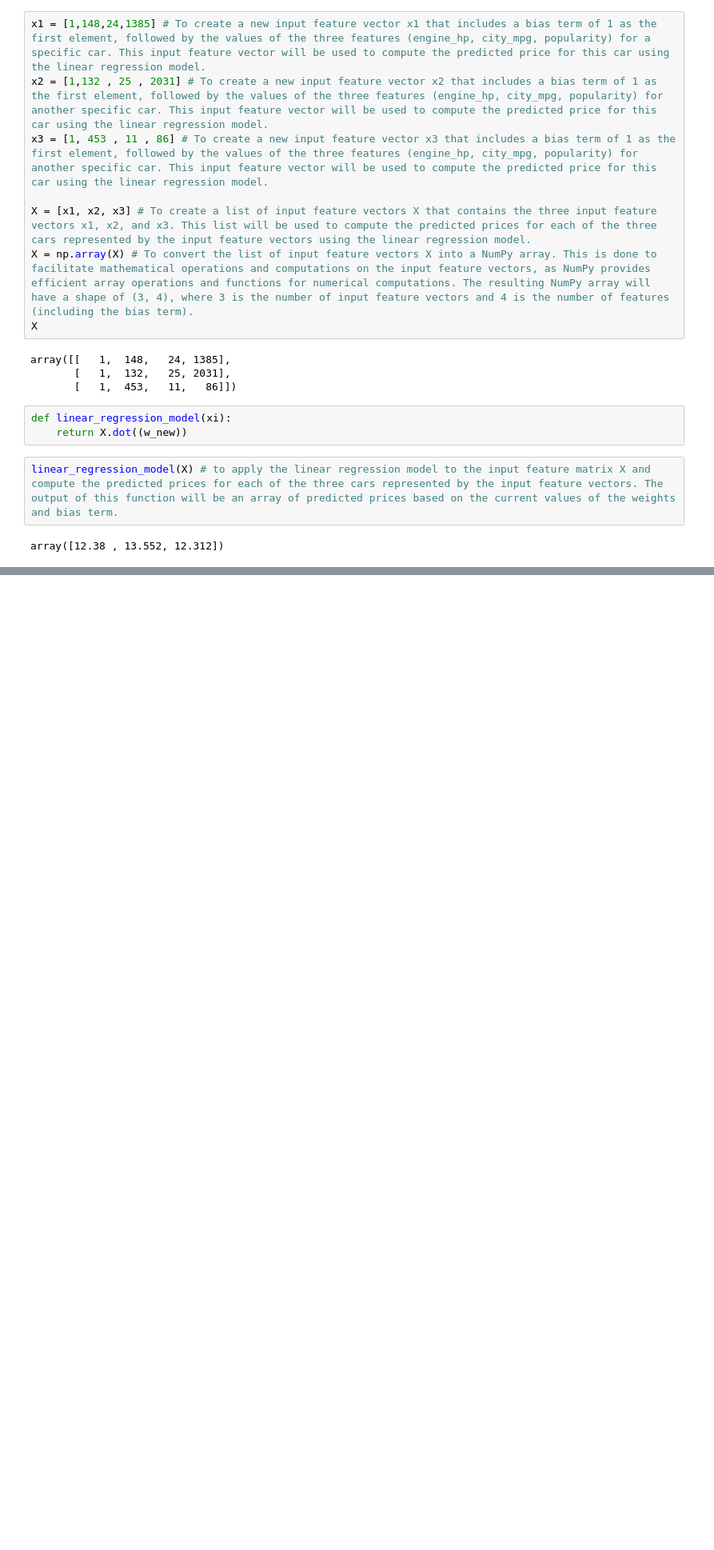
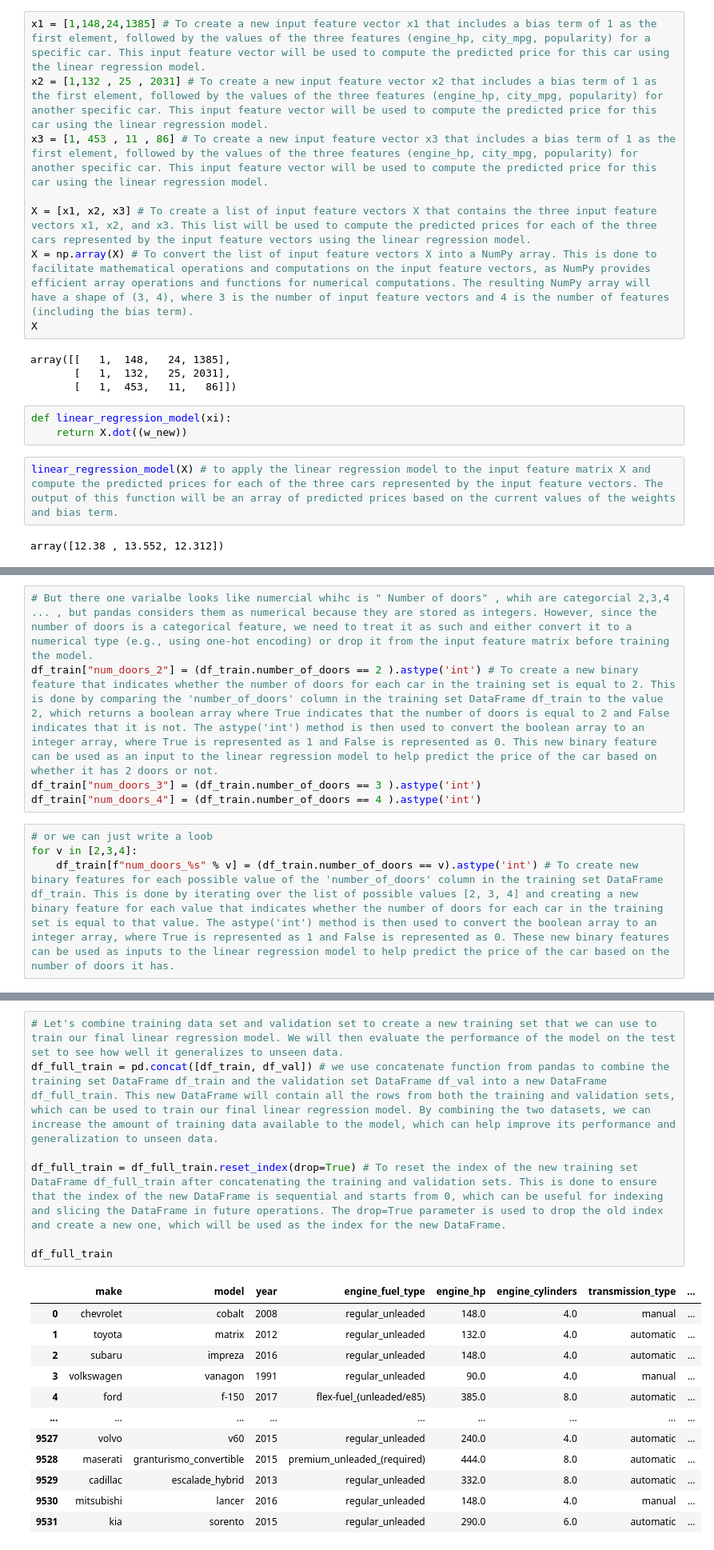
Before and after one commit to Mhdyassin/ML-Projects, a Jupyter notebook: Car_Price/Project.ipynb, the cells around one changed output, grey strips where cells are left out. Shown at 80% size. Drawn from its saved outputs; the diff is of its cells as text; blank space fills up the shorter version.

```diff
--- a/Car_Price/Project.ipynb
+++ b/Car_Price/Project.ipynb
@@ -412,0 +784,9 @@ array([12.38 , 13.552, 12.312])
+# %%
+# But there one varialbe looks like numercial whihc is " Number of doors" , whih are categorcial 2,3,4 ... , but pandas considers them as numerical because they are stored as integers. However, since the number of doors is a categorical feature, we need to treat it as such and either convert it to a numerical type (e.g., using one-hot encoding) or drop it from the input feature matrix before training the model.
+df_train["num_doors_2"] = (df_train.number_of_doors == 2 ).astype('int') # To create a new binary feature that indicates whether the number of doors for each car in the training set is equal to 2. This is done by comparing the 'number_of_doors' column in the training set DataFrame df_train to the value 2, which returns a boolean array where True indicates that the number of doors is equal to 2 and False indicates that it is not. The astype('int') method is then used to convert the boolean array to an integer array, where True is represented as 1 and False is represented as 0. This new binary feature can be used as an input to the linear regression model to help predict the price of the car based on whether it has 2 doors or not.
+df_train["num_doors_3"] = (df_train.number_of_doors == 3 ).astype('int')
+df_train["num_doors_4"] = (df_train.number_of_doors == 4 ).astype('int')
+# %%
+# or we can just write a loob
+for v in [2,3,4]:
+    df_train[f"num_doors_%s" % v] = (df_train.number_of_doors == v).astype('int') # To create new binary features for each possible value of the 'number_of_doors' column in the training set DataFrame df_train. This is done by iterating over the list of possible values [2, 3, 4] and creating a new binary feature for each value that indicates whether the number of doors for each car in the training set is equal to that value. The astype('int') method is then used to convert the boolean array to an integer array, where True is represented as 1 and False is represented as 0. These new binary features can be used as inputs to the linear regression model to help predict the price of the car based on the number of doors it has.
@@ -412,0 +1108,20 @@ array([12.38 , 13.552, 12.312])
+# %%
+# Let's combine training data set and validation set to create a new training set that we can use to train our final linear regression model. We will then evaluate the performance of the model on the test set to see how well it generalizes to unseen data.
+df_full_train = pd.concat([df_train, df_val]) # we use concatenate function from pandas to combine the training set DataFrame df_train and the validation set DataFrame df_val into a new DataFrame df_full_train. This new DataFrame will contain all the rows from both the training and validation sets, which can be used to train our final linear regression model. By combining the two datasets, we can increase the amount of training data available to the model, which can help improve its performance and generalization to unseen data.
+
+df_full_train = df_full_train.reset_index(drop=True) # To reset the index of the new training set DataFrame df_full_train after concatenating the training and validation sets. This is done to ensure that the index of the new DataFrame is sequential and starts from 0, which can be useful for indexing and slicing the DataFrame in future operations. The drop=True parameter is used to drop the old index and create a new one, which will be used as the index for the new DataFrame.
+
+df_full_train
+# %% [output]
+|  | make | model | year | engine_fuel_type | engine_hp | engine_cylinders | transmission_type | ... |
+| 0 | chevrolet | cobalt | 2008 | regular_unleaded | 148.0 | 4.0 | manual | ... |
+| 1 | toyota | matrix | 2012 | regular_unleaded | 132.0 | 4.0 | automatic | ... |
+| 2 | subaru | impreza | 2016 | regular_unleaded | 148.0 | 4.0 | automatic | ... |
+| 3 | volkswagen | vanagon | 1991 | regular_unleaded | 90.0 | 4.0 | manual | ... |
+| 4 | ford | f-150 | 2017 | flex-fuel_(unleaded/e85) | 385.0 | 8.0 | automatic | ... |
+| ... | ... | ... | ... | ... | ... | ... | ... | ... |
+| 9527 | volvo | v60 | 2015 | regular_unleaded | 240.0 | 4.0 | automatic | ... |
+| 9528 | maserati | granturismo_convertible | 2015 | premium_unleaded_(required) | 444.0 | 8.0 | automatic | ... |
+| 9529 | cadillac | escalade_hybrid | 2013 | regular_unleaded | 332.0 | 8.0 | automatic | ... |
+| 9530 | mitsubishi | lancer | 2016 | regular_unleaded | 148.0 | 4.0 | manual | ... |
+| 9531 | kia | sorento | 2015 | regular_unleaded | 290.0 | 6.0 | automatic | ... |
```
Also changed, not shown: parts of 89 cells of this notebook.
